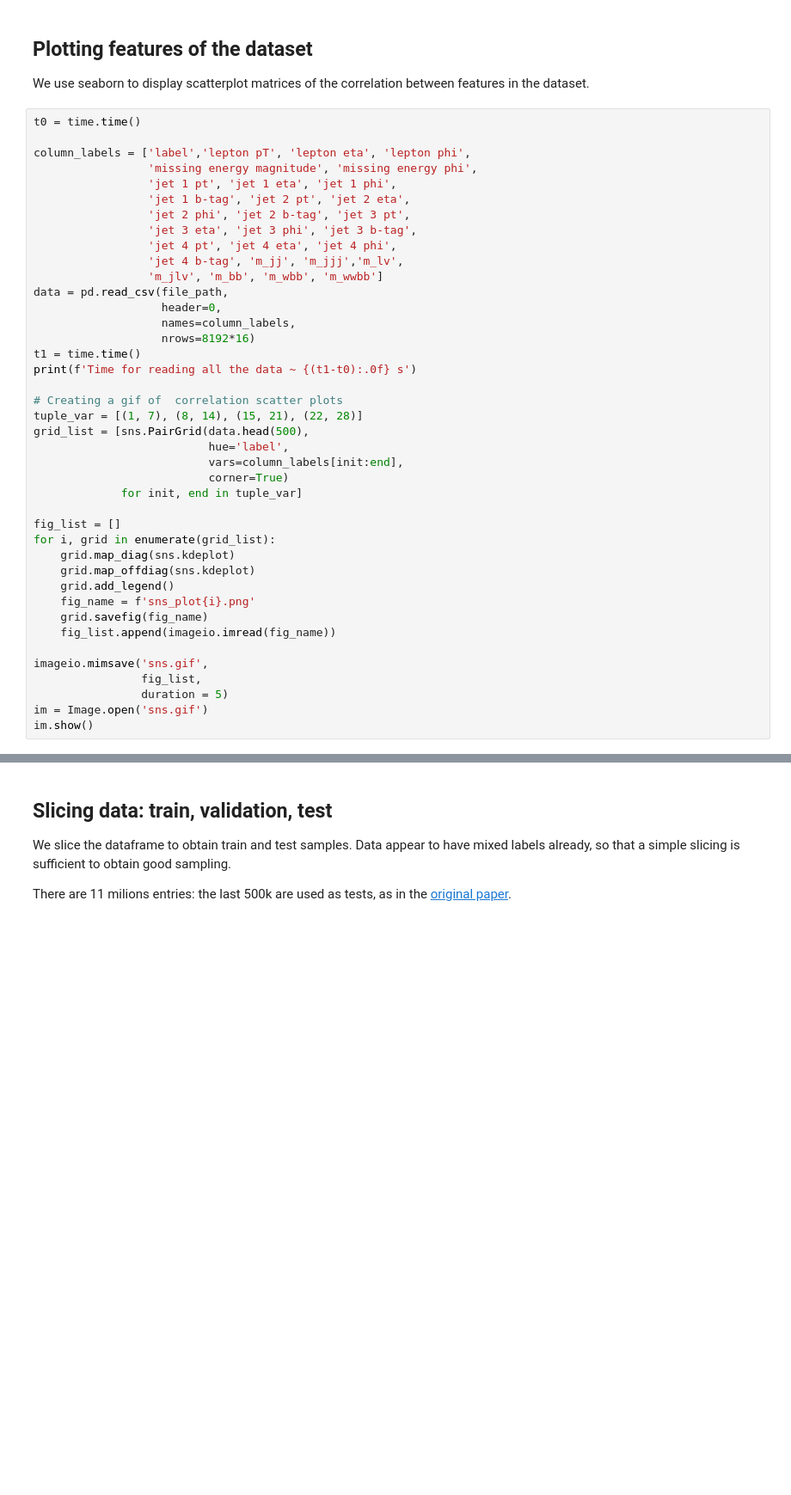
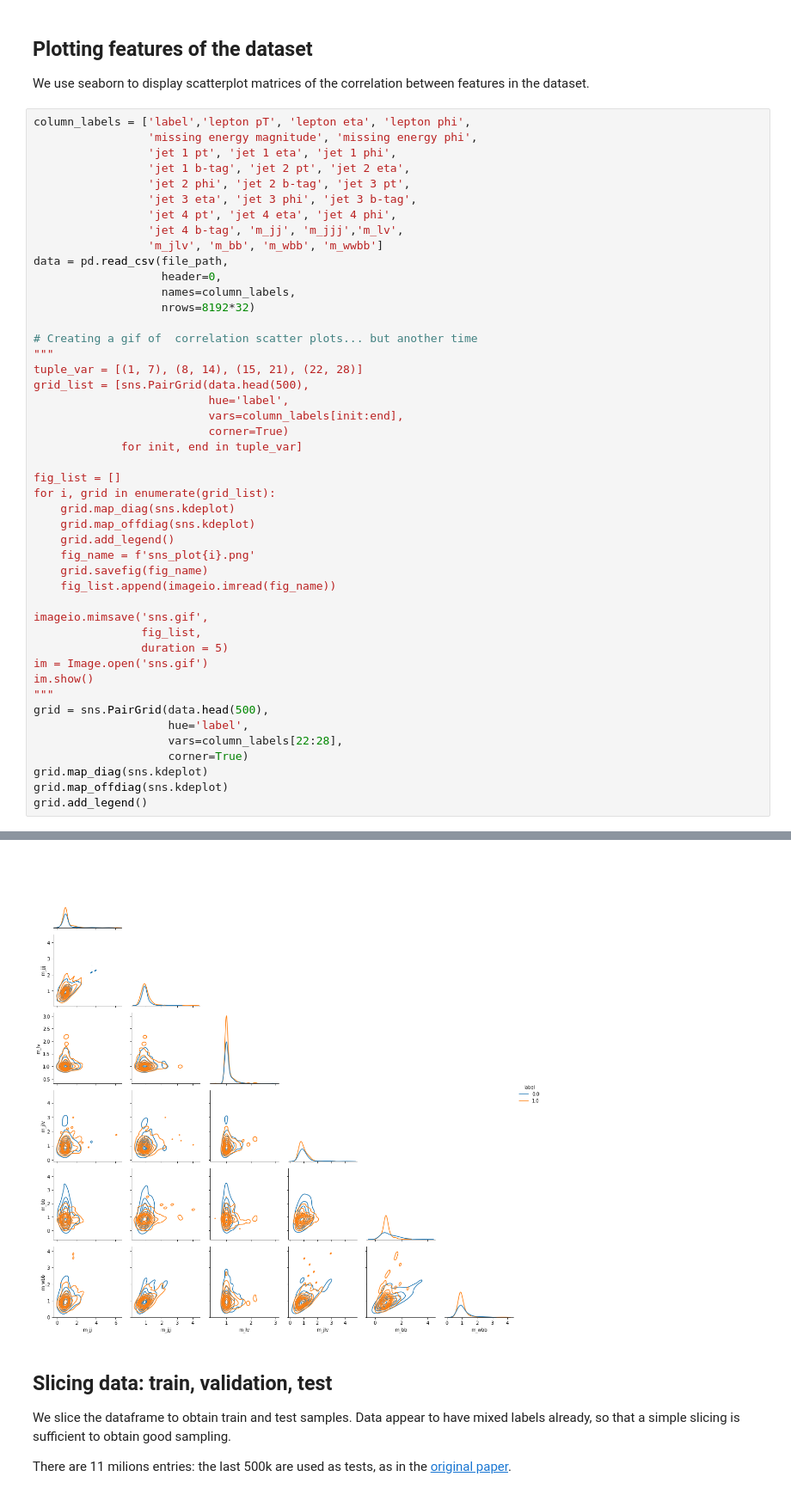
Before and after one commit to MarcoRiggirello/diglm, a Jupyter notebook: docs/source/notebooks/higgs_diglm_nb.ipynb, the cells around one changed output, grey strips where cells are left out. Shown at 86% size. Cells and saved outputs as stored; diff of their text form; blank space fills up the shorter version.

```diff
--- a/docs/source/notebooks/higgs_diglm_nb.ipynb
+++ b/docs/source/notebooks/higgs_diglm_nb.ipynb
@@ -54,8 +65,6 @@ download_file(url, file_path)
 
 We use seaborn to display scatterplot matrices of the correlation between features in the dataset.
 # %%
-t0 = time.time()
-
 column_labels = ['label','lepton pT', 'lepton eta', 'lepton phi',
                  'missing energy magnitude', 'missing energy phi',
                  'jet 1 pt', 'jet 1 eta', 'jet 1 phi',
@@ -68,11 +77,10 @@ column_labels = ['label','lepton pT', 'lepton eta', 'lepton phi',
 data = pd.read_csv(file_path,
                    header=0,
                    names=column_labels,
-                   nrows=8192*16)
-t1 = time.time()
-print(f'Time for reading all the data ~ {(t1-t0):.0f} s')
+                   nrows=8192*32)
 
-# Creating a gif of  correlation scatter plots
+# Creating a gif of  correlation scatter plots... but another time
+"""
 tuple_var = [(1, 7), (8, 14), (15, 21), (22, 28)]
 grid_list = [sns.PairGrid(data.head(500),
                           hue='label',
@@ -94,3 +102,12 @@ imageio.mimsave('sns.gif',
                 duration = 5)
 im = Image.open('sns.gif')
 im.show()
+"""
+grid = sns.PairGrid(data.head(500),
+                    hue='label',
+                    vars=column_labels[22:28],
+                    corner=True)
+grid.map_diag(sns.kdeplot)
+grid.map_offdiag(sns.kdeplot)
+grid.add_legend()
+# %% [output]
@@ -97,3 +115,4 @@ im.show()
+[figure, added]
 # %% [markdown]
 ## Slicing data: train, validation, test
 
```
Also changed, not shown: parts of 19 cells of this notebook.
